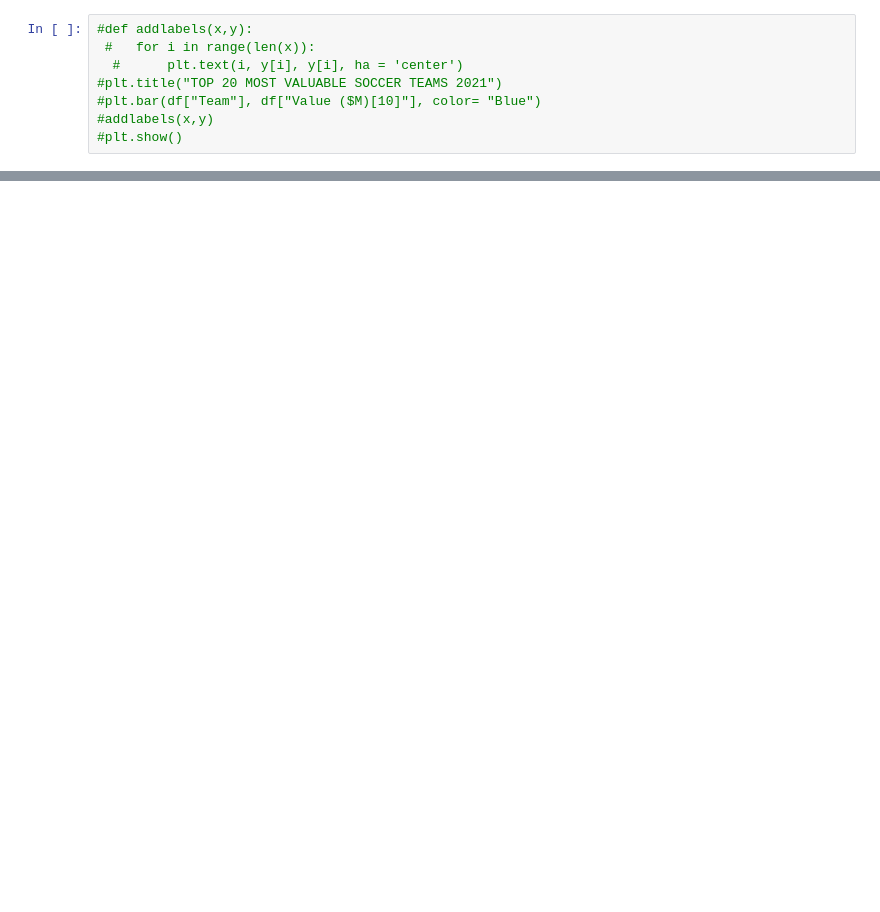
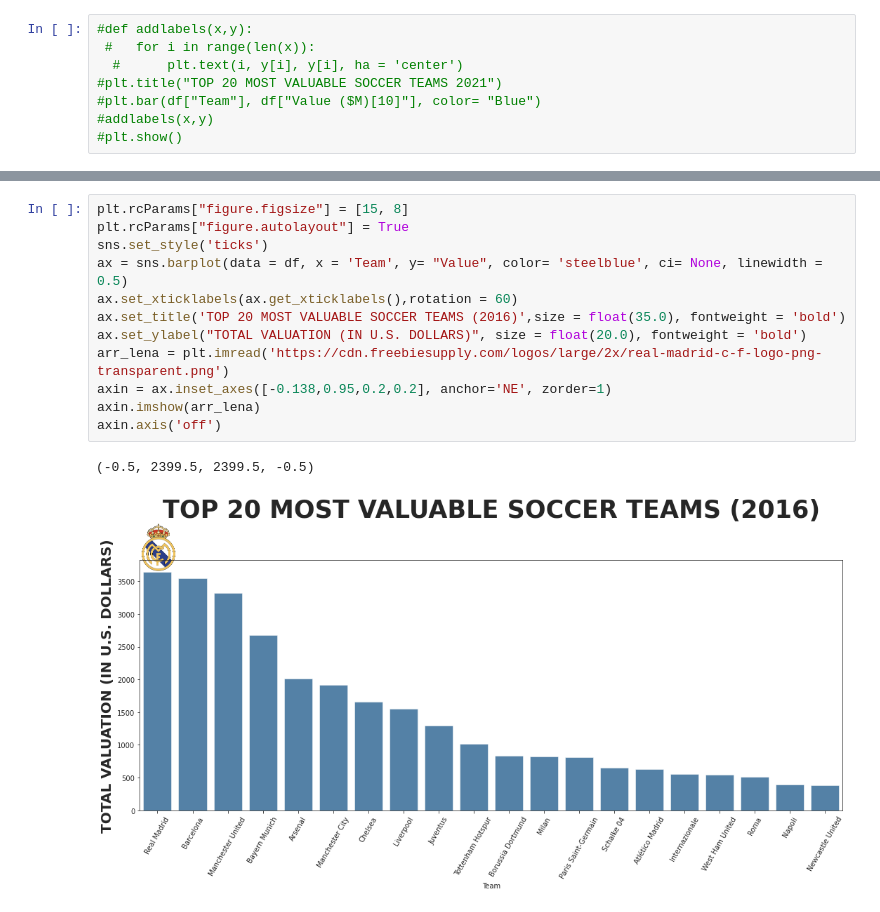
Before and after one commit to khatriprajwol/Data-Visualization-, a Jupyter notebook: Recreating The Master .ipynb, the cells around one changed output, grey strips where cells are left out. Drawn from its saved outputs; the diff is of its cells as text; blank space fills up the shorter version.

```diff
--- a/Recreating The Master .ipynb
+++ b/Recreating The Master .ipynb
@@ -217,0 +226,15 @@ Well, the graph does not quick looks like that. But I will try to do it in a dif
+# %%
+plt.rcParams["figure.figsize"] = [15, 8]
+plt.rcParams["figure.autolayout"] = True
+sns.set_style('ticks')
+ax = sns.barplot(data = df, x = 'Team', y= "Value", color= 'steelblue', ci= None, linewidth = 0.5)
+ax.set_xticklabels(ax.get_xticklabels(),rotation = 60)
+ax.set_title('TOP 20 MOST VALUABLE SOCCER TEAMS (2016)',size = float(35.0), fontweight = 'bold')
+ax.set_ylabel("TOTAL VALUATION (IN U.S. DOLLARS)", size = float(20.0), fontweight = 'bold')
+arr_lena = plt.imread('https://cdn.freebiesupply.com/logos/large/2x/real-madrid-c-f-logo-png-transparent.png')
+axin = ax.inset_axes([-0.138,0.95,0.2,0.2], anchor='NE', zorder=1)
+axin.imshow(arr_lena)
+axin.axis('off')
+# %% [output]
+(-0.5, 2399.5, 2399.5, -0.5)
+[figure, added]
```
Also changed, not shown: parts of 6 cells of this notebook.
